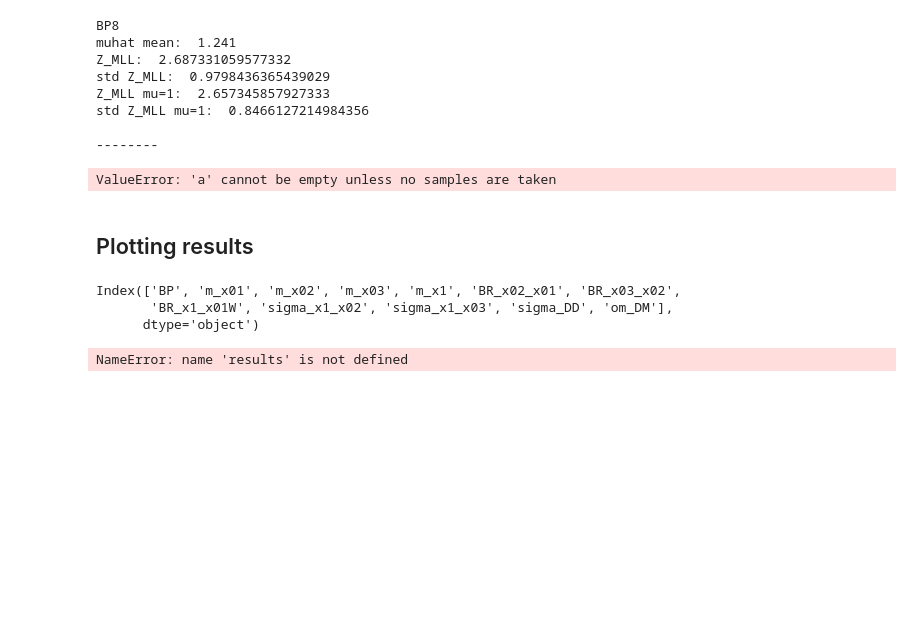
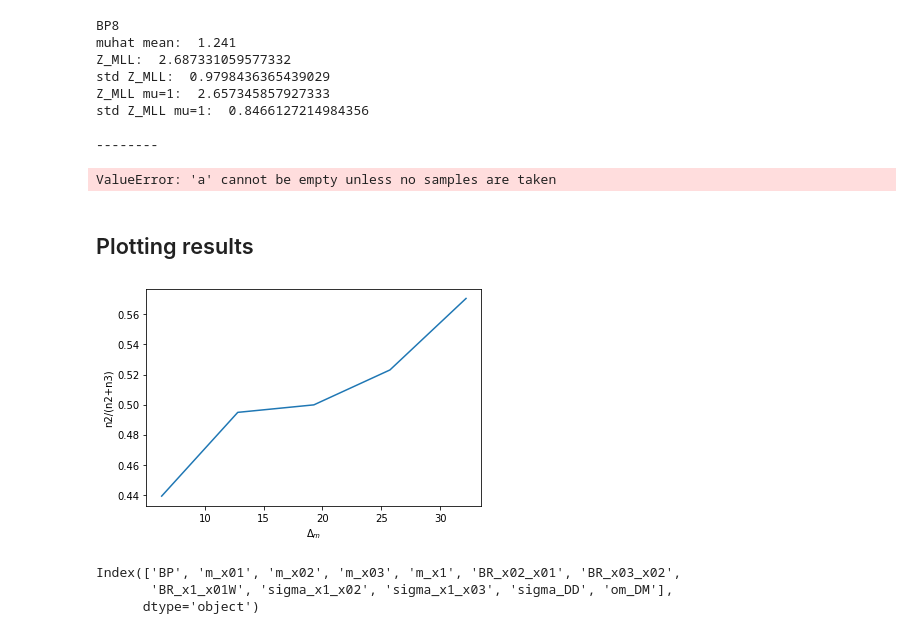
Before and after one commit to Martindelosrios/MLLHC, a Jupyter notebook: codes/AnalysisVars.ipynb, the cells around one changed output. Saved outputs shown, nothing was run; the diff lists cells and outputs as text; code cells hidden in the pictures; blank space fills up the shorter version.

```diff
--- a/codes/AnalysisVars.ipynb
+++ b/codes/AnalysisVars.ipynb
@@ -2493,7 +2019,7 @@ D_or_E = 'discovery'
 MIN_EVS = 5 # min number of background events that we allow per bin
 range_dat = [[0,1]]
 # requested number of pseudo experiments
-num_pseudo = 100
+num_pseudo = 1000
 
 print('B_expected: ', B_expected)
 print('')
@@ -2708,7 +2144,7 @@ for bp in BPS_analyzed:
     print('S_expected: ', int(S_expected))
     print('')
 
-    Z_MLL = MLL_test_fast(D_or_E, pB_B_data, pS_B_data, pB_S_data, pS_S_data, B_expected, int(S_expected), num_pseudo = 100, pred_XG_SM = pred_XG_SM, pred_XG_NP = pred_XG_NP)
+    Z_MLL = MLL_test_fast(D_or_E, pB_B_data, pS_B_data, pB_S_data, pS_S_data, B_expected, int(S_expected), num_pseudo = 1000, pred_XG_SM = pred_XG_SM, pred_XG_NP = pred_XG_NP)
     #Z_MLL = MLL_test_fsolve(D_or_E, pB_B_data, pS_B_data, pB_S_data, pS_S_data, B_expected, int(S_expected[bp]), num_pseudo, path = '../graph/BP' + str(bp+1) + '/')
 
     Z_MLL_BPs[bp] = Z_MLL[0]
@@ -4297,6 +3662,31 @@ mx03 = np.asarray(bps_data['m_x03'])# np.asarray([170.1, 170.0, 205.6, 205.6, 26
 mx1  = np.asarray(bps_data['m_x1'])# np.asarray([167.0, 167.0, 205.8, 205.8, 259.1, 259.1, 310.0, 310.0])
 
 deltam = np.abs(mx02 - mx01)
+# %%
+deltam_bins = np.linspace(deltam.min(),deltam.max(),7)
+dm = (deltam_bins[1] - deltam_bins[0]) / 2
+# %%
+perc = np.zeros_like(deltam_bins[:-1])
+for i in range(len(deltam_bins) - 1):
+    dmin = deltam_bins[i]
+    dmax = deltam_bins[i] + dm
+
+    ind = np.where( (deltam < dmax) & (deltam > dmin))[0]
+    p_aux = np.zeros_like(ind, dtype=float)
+    for j in range(len(p_aux)):
+        x2 = results[BPs_names[ind[j]]]['pptox1n2']['#Signal_expected']
+        x3 = results[BPs_names[ind[j]]]['pptox1n3']['#Signal_expected']
+        #print(x2/(x2+x3))
+        p_aux[j] = x2/(x2+x3)
+    perc[i] = np.mean(p_aux)
+# %%
+plt.plot(deltam_bins[:-1]+dm, perc)
+
+plt.xlabel('$\Delta_{m}$')
+plt.ylabel('n2/(n2+n3)')
+plt.savefig('../graph/perc_deltam.pdf')
+# %% [output]
+[figure, added]
 # %%
 dm_rd = np.asarray(bps_data['om_DM'])
 tck_DM   = interpolate.bisplrep(mx02, deltam, dm_rd, kx = 2, ky = 2)
@@ -4347,12 +3737,10 @@ Z_MLL_new_std = np.mean(np.load('../data/models/Z_MLL_new_std_MET100_BPI.npy'),
 #Z_SBC         = np.mean(np.load('../data/models/Z_sbc_MET100_BPI.npy')[10:,:], axis = 0)
 #Z_SBC_std     = np.mean(np.load('../data/models/Z_sbc_std_MET100_BPI.npy')[10:,:], axis = 0)
 # %%
-S_expected = np.zeros(60)
-for i in range(60):
+S_expected = np.zeros(len(BPs_names))
+for i in range(len(BPs_names)):
     S_expected[i] = results[bps_data['BP'][i]]['pptox1n2']['#Signal_expected'] + results[bps_data['BP'][i]]['pptox1n3']['#Signal_expected']
 Z_base = S_expected / np.sqrt(B_expected)
-# %% [output]
-NameError: name 'results' is not defined
 # %%
 dm_planck = 0.12
 sd_planck = 0.02
```
Also changed, not shown: parts of 49 cells of this notebook, 1 other file.
